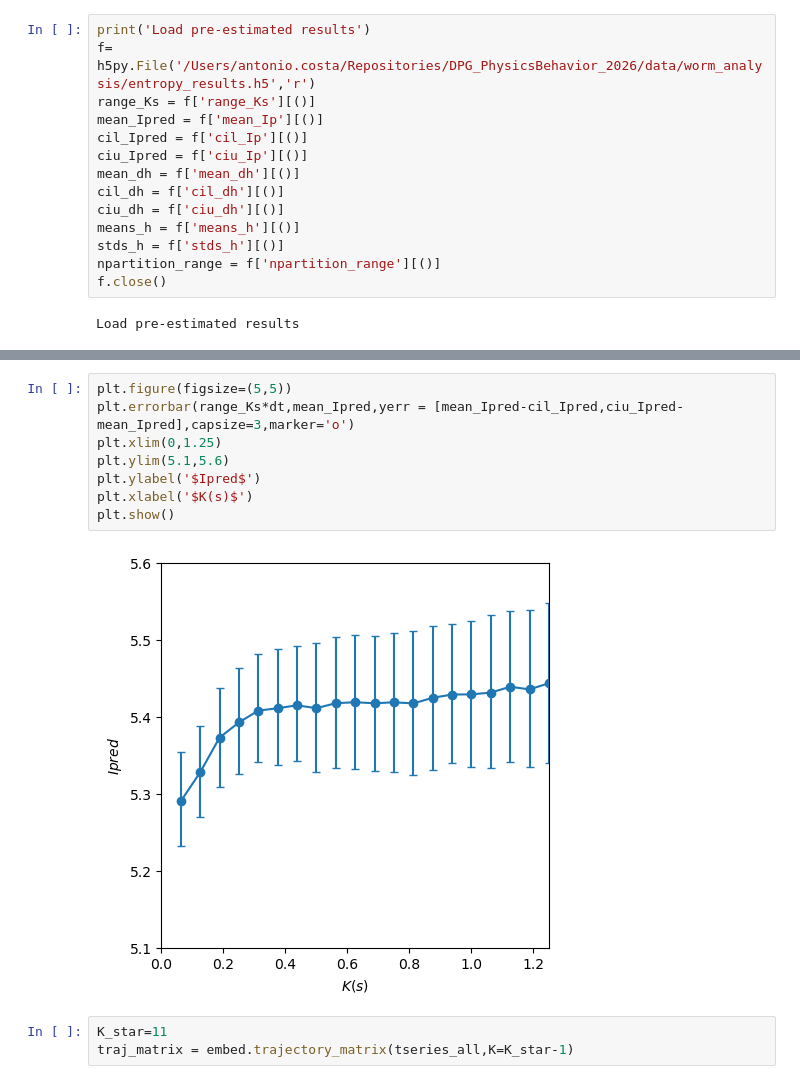
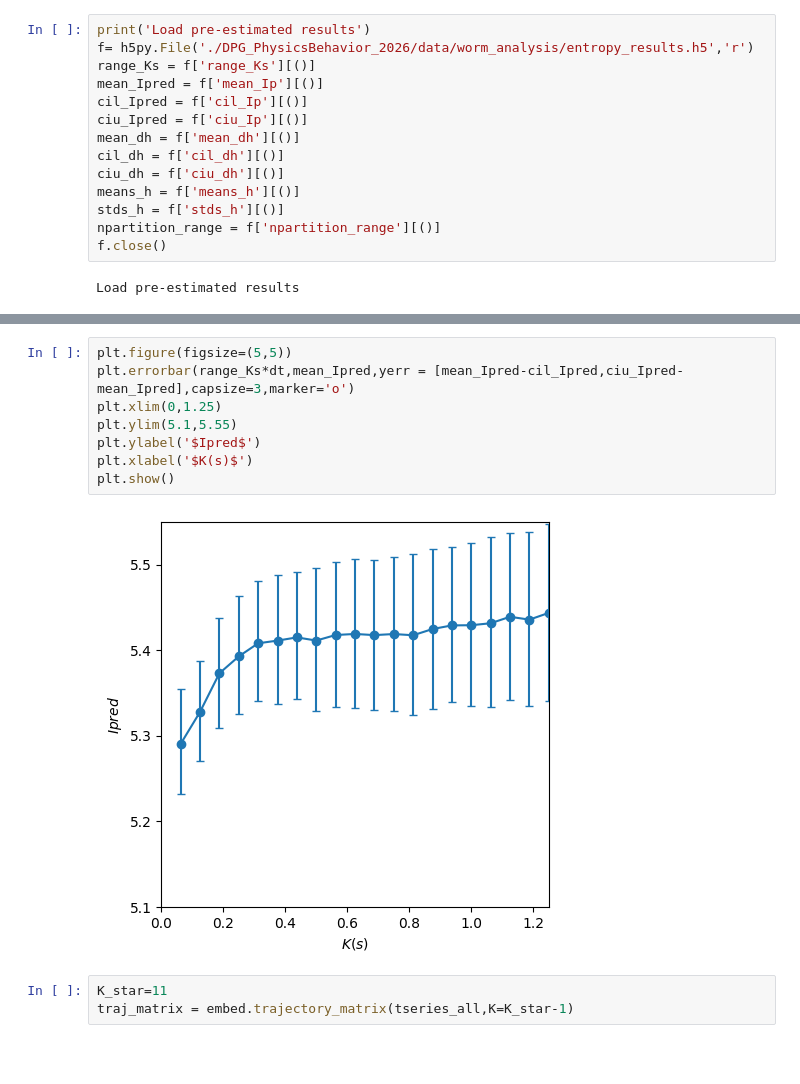
Before and after one commit to AntonioCCosta/DPG_PhysicsBehavior_2026, a Jupyter notebook: notebooks/notebook_4_worm.ipynb, the cells around one changed output, grey strips where cells are left out. Cells and saved outputs as stored; diff of their text form; blank space fills up the shorter version.

```diff
--- a/notebooks/notebook_4_worm.ipynb
+++ b/notebooks/notebook_4_worm.ipynb
@@ -191,7 +170,7 @@ To that, as with the Lorenz system with partial observations, we first need to c
 # plt.show()
 # %%
 print('Load pre-estimated results')
-f= h5py.File('/Users/antonio.costa/Repositories/DPG_PhysicsBehavior_2026/data/worm_analysis/entropy_results.h5','r')
+f= h5py.File('./DPG_PhysicsBehavior_2026/data/worm_analysis/entropy_results.h5','r')
 range_Ks = f['range_Ks'][()]
 mean_Ipred = f['mean_Ip'][()]
 cil_Ipred = f['cil_Ip'][()]
@@ -230,13 +208,13 @@ plt.show()
 # %%
 plt.figure(figsize=(5,5))
 plt.errorbar(range_Ks*dt,mean_Ipred,yerr = [mean_Ipred-cil_Ipred,ciu_Ipred-mean_Ipred],capsize=3,marker='o')
 plt.xlim(0,1.25)
-plt.ylim(5.1,5.6)
+plt.ylim(5.1,5.55)
 plt.ylabel('$Ipred$')
 plt.xlabel('$K(s)$')
 plt.show()
 # %% [output]
-[figure, old version]
+[figure, new version]
 # %%
 K_star=11
 traj_matrix = embed.trajectory_matrix(tseries_all,K=K_star-1)
```
Also changed, not shown: parts of 8 cells of this notebook.
